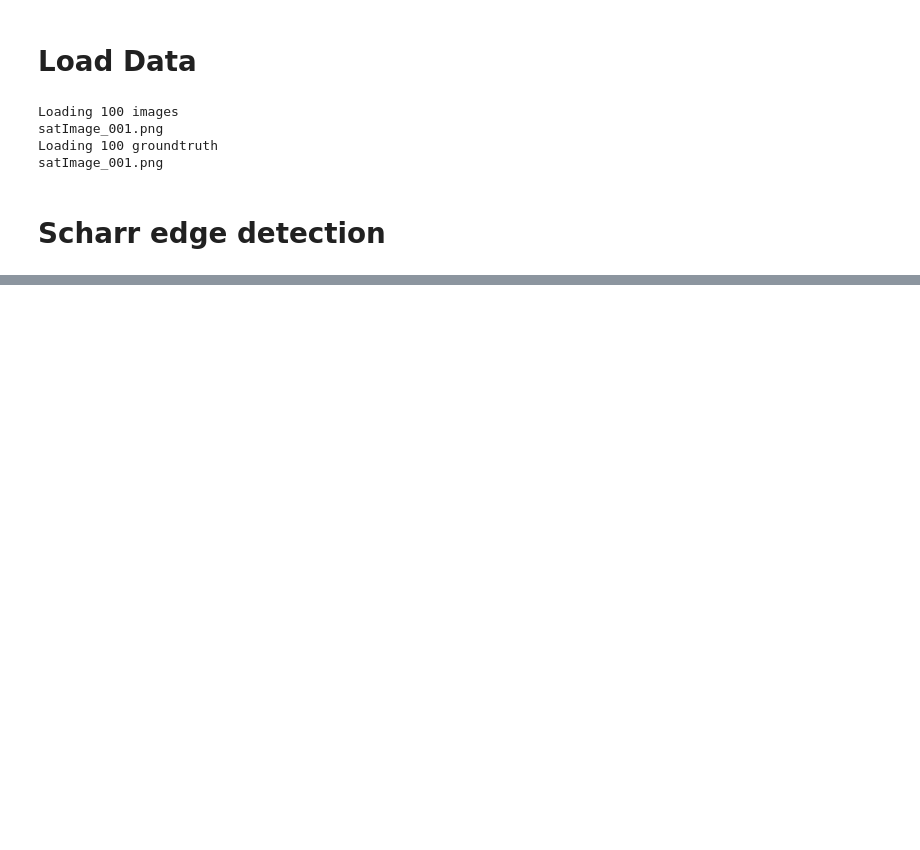
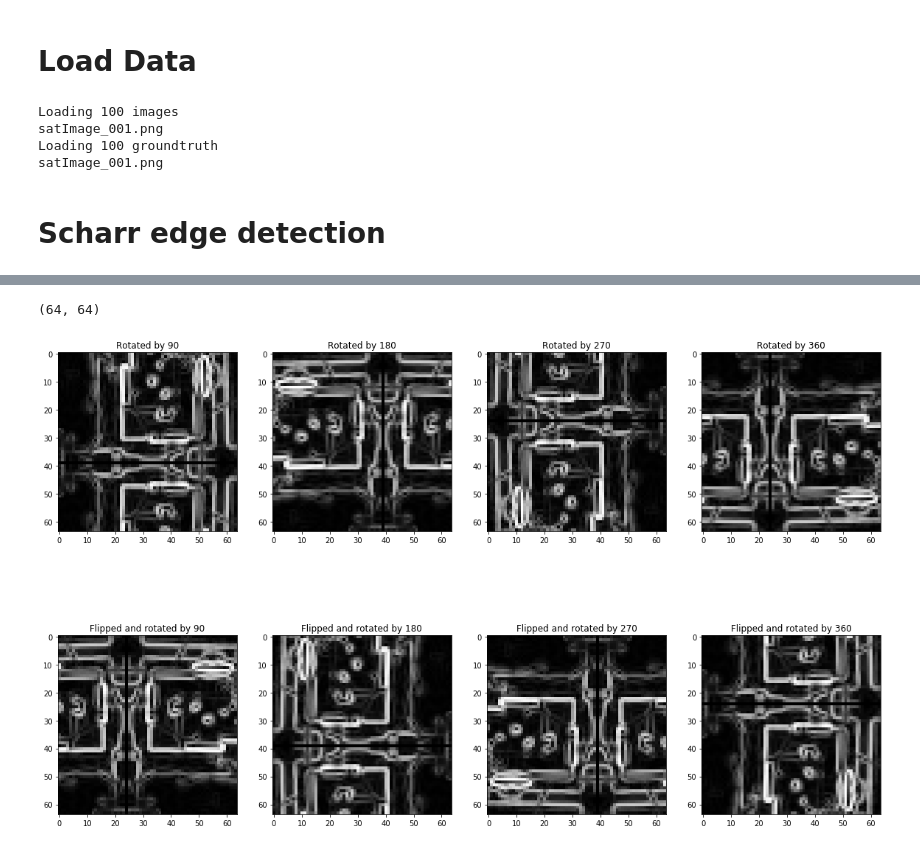
Before and after one commit to Coac/epfl-ml-projects, a Jupyter notebook: epfl-ml-project2/Santi.ipynb, the cells around one changed output, grey strips where cells are left out. Drawn from its saved outputs; the diff is of its cells as text; code cells hidden in the pictures; blank space fills up the shorter version.

```diff
--- a/epfl-ml-project2/Santi.ipynb
+++ b/epfl-ml-project2/Santi.ipynb
@@ -84,0 +179,23 @@ elevation_map.shape
+# %%
+image_to_transform = padded_img_patches[5]
+transformed_images = [np.rot90(image_to_transform, i+1) for i in range(4)]
+
+for i in range(4):
+    transformed_images.append(np.rot90(np.flip(image_to_transform, 0), i))
+
+
+plt.figure(figsize=(20,20))
+columns = 4
+for i, transformed_image in enumerate(transformed_images):
+    plt.subplot(len(transformed_images) / columns + 1, columns, i + 1)
+
+    if i < 4:
+        plt.title('Rotated by ' +str((i+1)*90))
+    else:
+        plt.title('Flipped and rotated by ' +str((i-3)*90))
+
+    plt.imshow(transformed_image, cmap='Greys_r')
+print(transformed_image.shape)
+# %% [output]
+(64, 64)
+[figure, added]
```
Also changed, not shown: parts of 38 cells of this notebook, 2 other files.
